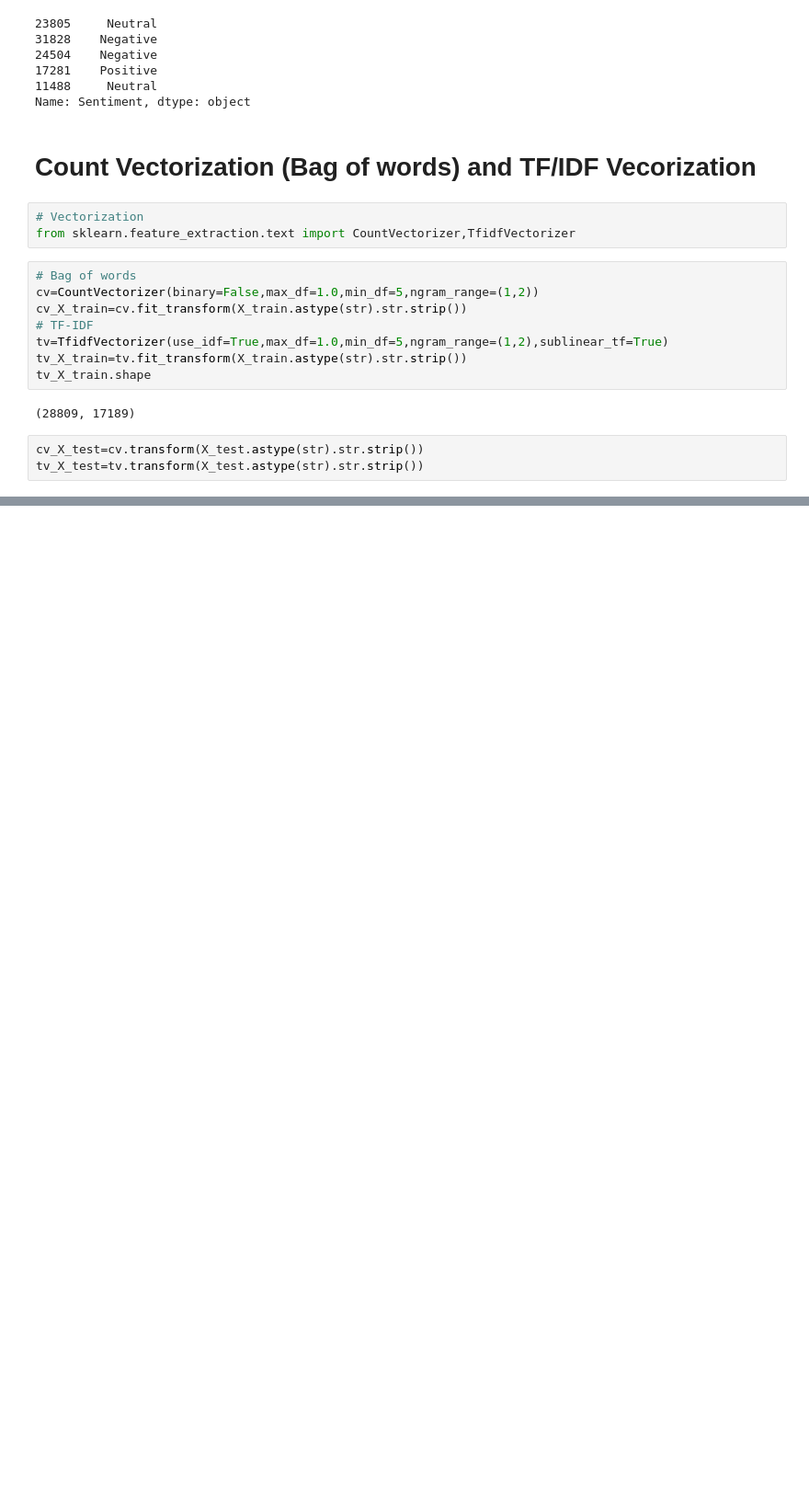
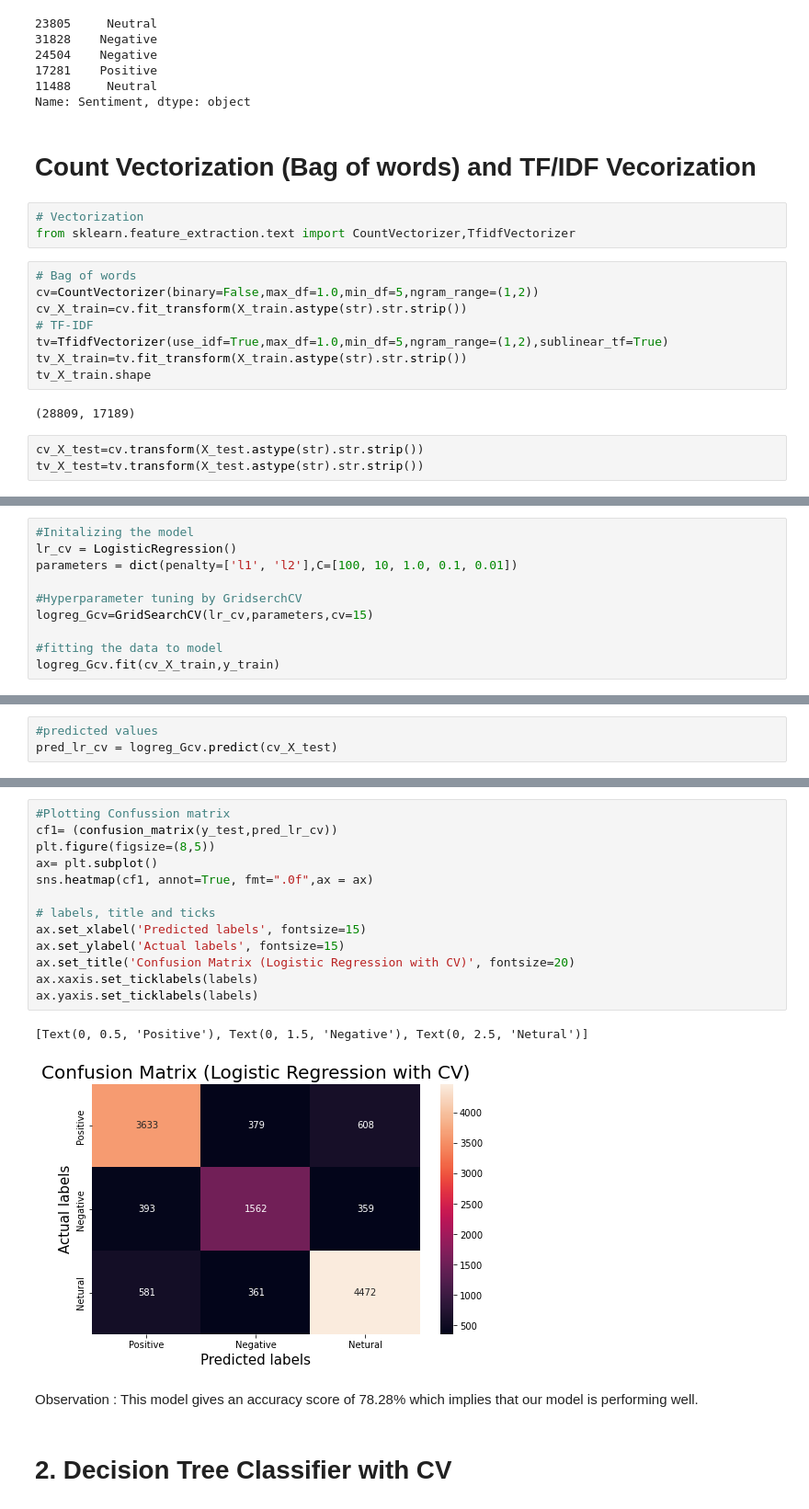
Before and after one commit to Shubhamprasad1995/Coronavirus-Tweet-Sentiment-Analysis, a Jupyter notebook: Coronavirus_Tweet_Sentiment_Analysis_Capstone_Project.ipynb, the cells around one changed output, grey strips where cells are left out. Shown: that part at 92% size. Saved outputs shown, nothing was run; the diff lists cells and outputs as text; blank space fills up the shorter version.

```diff
--- a/Coronavirus_Tweet_Sentiment_Analysis_Capstone_Project.ipynb
+++ b/Coronavirus_Tweet_Sentiment_Analysis_Capstone_Project.ipynb
@@ -383,0 +388,10 @@ tv_X_test=tv.transform(X_test.astype(str).str.strip())
+# %%
+#Initalizing the model
+lr_cv = LogisticRegression()
+parameters = dict(penalty=['l1', 'l2'],C=[100, 10, 1.0, 0.1, 0.01])
+
+#Hyperparameter tuning by GridserchCV
+logreg_Gcv=GridSearchCV(lr_cv,parameters,cv=15)
+
+#fitting the data to model
+logreg_Gcv.fit(cv_X_train,y_train)
@@ -383,0 +402,3 @@ tv_X_test=tv.transform(X_test.astype(str).str.strip())
+# %%
+#predicted values
+pred_lr_cv = logreg_Gcv.predict(cv_X_test)
@@ -383,0 +430,21 @@ tv_X_test=tv.transform(X_test.astype(str).str.strip())
+# %%
+#Plotting Confussion matrix
+cf1= (confusion_matrix(y_test,pred_lr_cv))
+plt.figure(figsize=(8,5))
+ax= plt.subplot()
+sns.heatmap(cf1, annot=True, fmt=".0f",ax = ax)
+
+# labels, title and ticks
+ax.set_xlabel('Predicted labels', fontsize=15)
+ax.set_ylabel('Actual labels', fontsize=15)
+ax.set_title('Confusion Matrix (Logistic Regression with CV)', fontsize=20)
+ax.xaxis.set_ticklabels(labels)
+ax.yaxis.set_ticklabels(labels)
+# %% [output]
+[Text(0, 0.5, 'Positive'), Text(0, 1.5, 'Negative'), Text(0, 2.5, 'Netural')]
+[figure, added]
+# %% [markdown]
+Observation :
+This model gives an accuracy score of 78.28% which implies that our model is performing well.
+# %% [markdown]
+# **2. Decision Tree Classifier with CV**
```
Also changed, not shown: parts of 28 cells of this notebook.
